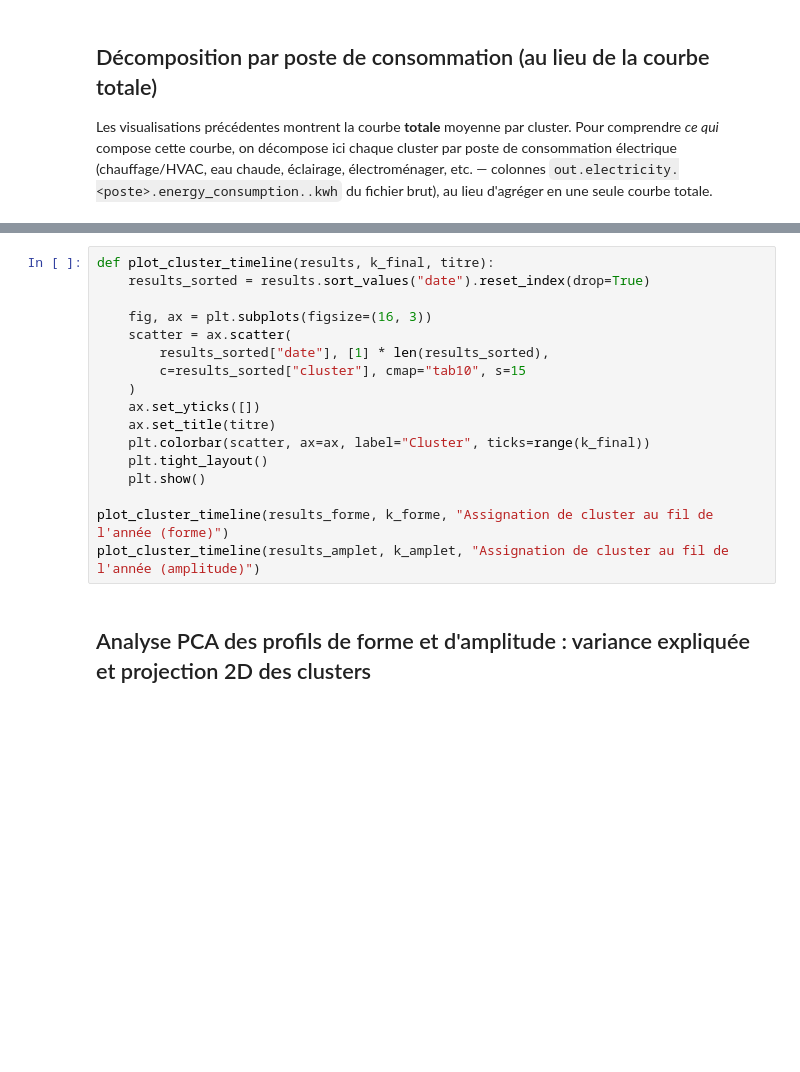
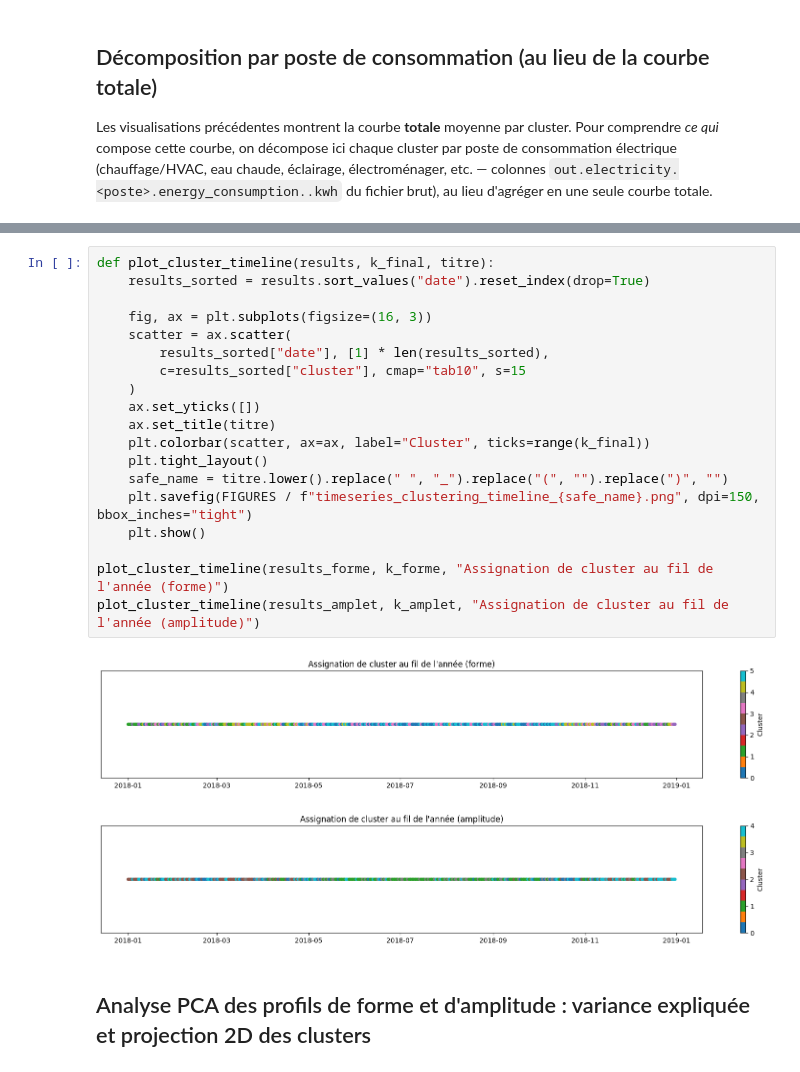
Before and after one commit to BOUBAKERAMDY/FlexiMax, a Jupyter notebook: notebooks/06_timeseries/timeseries_clustering.ipynb, the cells around one changed output, grey strips where cells are left out. Cells and saved outputs as stored; diff of their text form; blank space fills up the shorter version.

```diff
--- a/notebooks/06_timeseries/timeseries_clustering.ipynb
+++ b/notebooks/06_timeseries/timeseries_clustering.ipynb
@@ -504,20 +611,25 @@ plot_cluster_calendar_composition(results_forme, "Composition temporelle des clu
 # %%
 def plot_cluster_timeline(results, k_final, titre):
     results_sorted = results.sort_values("date").reset_index(drop=True)
 
     fig, ax = plt.subplots(figsize=(16, 3))
     scatter = ax.scatter(
         results_sorted["date"], [1] * len(results_sorted),
         c=results_sorted["cluster"], cmap="tab10", s=15
     )
     ax.set_yticks([])
     ax.set_title(titre)
     plt.colorbar(scatter, ax=ax, label="Cluster", ticks=range(k_final))
     plt.tight_layout()
+    safe_name = titre.lower().replace(" ", "_").replace("(", "").replace(")", "")
+    plt.savefig(FIGURES / f"timeseries_clustering_timeline_{safe_name}.png", dpi=150, bbox_inches="tight")
     plt.show()
 
 plot_cluster_timeline(results_forme, k_forme, "Assignation de cluster au fil de l'année (forme)")
 plot_cluster_timeline(results_amplet, k_amplet, "Assignation de cluster au fil de l'année (amplitude)")
+# %% [output]
+[figure, added]
+[figure, added]
 # %% [markdown]
 ## Analyse PCA des profils de forme et d'amplitude : variance expliquée et projection 2D des clusters
 # %%
```
Also changed, not shown: parts of 23 cells of this notebook, 16 other files.
